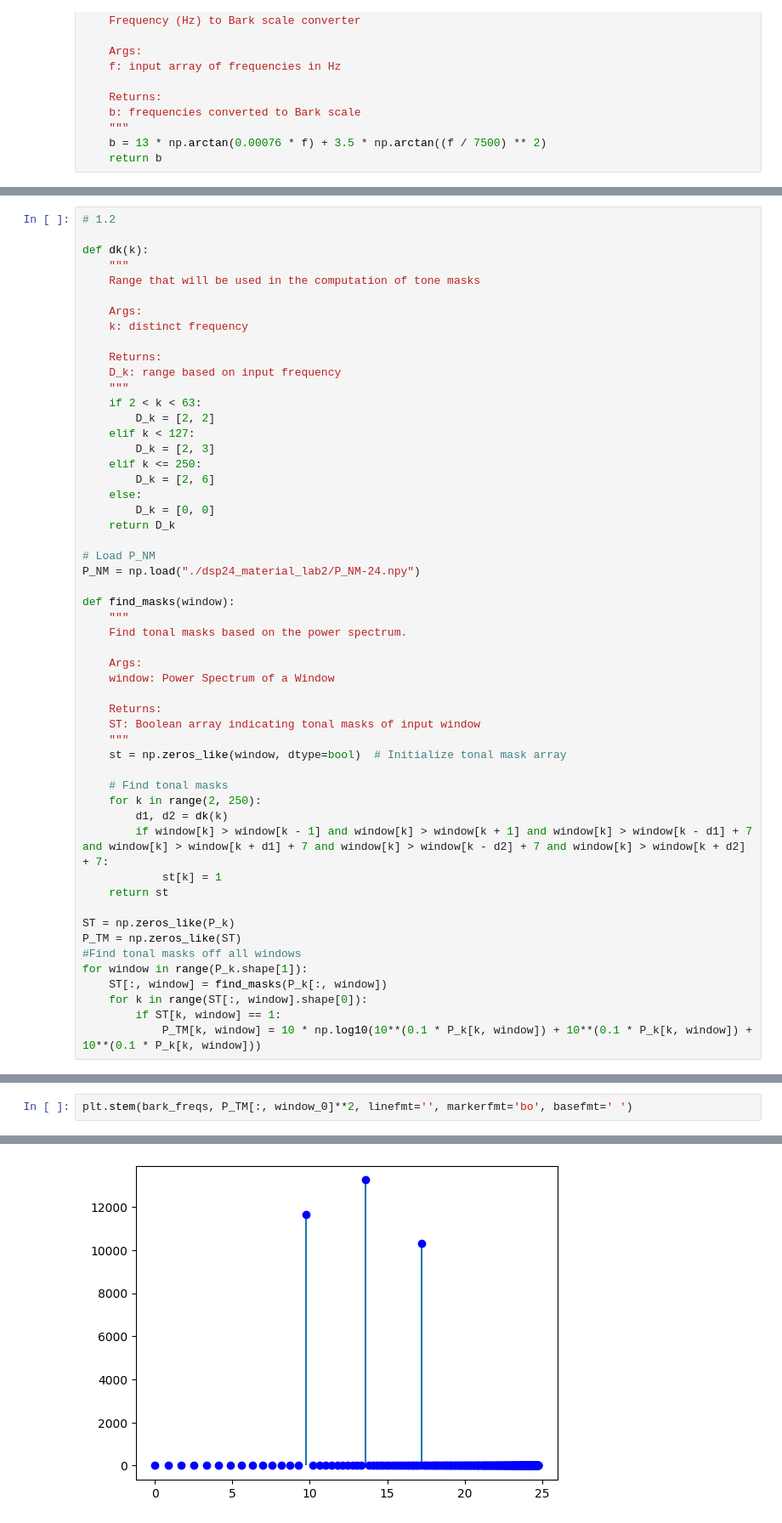
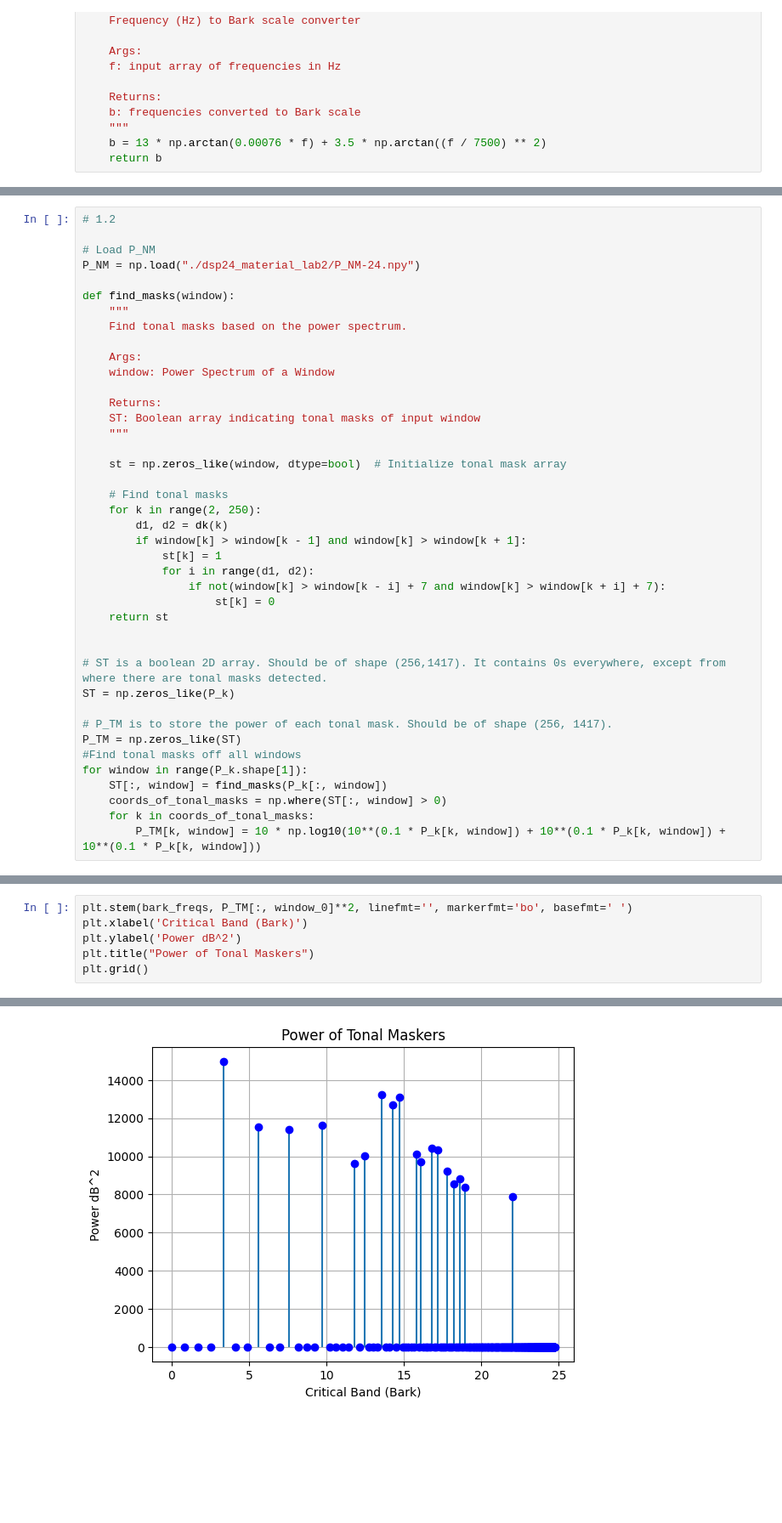
Before and after one commit to AlexGeorgantzas/DSP2024, a Jupyter notebook: Lab_02/Georgantzas_Skoulis_2.ipynb, the cells around one changed output, grey strips where cells are left out. Shown at 85% size. Cells and saved outputs as stored; diff of their text form; blank space fills up the shorter version.

```diff
--- a/Lab_02/Georgantzas_Skoulis_2.ipynb
+++ b/Lab_02/Georgantzas_Skoulis_2.ipynb
@@ -153,25 +188,5 @@ plt.show()
 # %%
 # 1.2
-
-def dk(k):
-    """
-    Range that will be used in the computation of tone masks
-
-    Args:
-    k: distinct frequency
-
-    Returns:
-    D_k: range based on input frequency
-    """
-    if 2 < k < 63:
-        D_k = [2, 2]
-    elif k < 127:
-        D_k = [2, 3]
-    elif k <= 250:
-        D_k = [2, 6]
-    else:
-        D_k = [0, 0]
-    return D_k
 
 # Load P_NM
 P_NM = np.load("./dsp24_material_lab2/P_NM-24.npy")
@@ -186,21 +201,29 @@ def find_masks(window):
     Returns:
     ST: Boolean array indicating tonal masks of input window
     """
+
     st = np.zeros_like(window, dtype=bool)  # Initialize tonal mask array
 
     # Find tonal masks
     for k in range(2, 250):
         d1, d2 = dk(k)
-        if window[k] > window[k - 1] and window[k] > window[k + 1] and window[k] > window[k - d1] + 7 and window[k] > window[k + d1] + 7 and window[k] > window[k - d2] + 7 and window[k] > window[k + d2] + 7:
+        if window[k] > window[k - 1] and window[k] > window[k + 1]:
             st[k] = 1
+            for i in range(d1, d2):
+                if not(window[k] > window[k - i] + 7 and window[k] > window[k + i] + 7):
+                    st[k] = 0
     return st
 
+
+# ST is a boolean 2D array. Should be of shape (256,1417). It contains 0s everywhere, except from where there are tonal masks detected.
 ST = np.zeros_like(P_k)
+
+# P_TM is to store the power of each tonal mask. Should be of shape (256, 1417).
 P_TM = np.zeros_like(ST)
 #Find tonal masks off all windows
 for window in range(P_k.shape[1]):
     ST[:, window] = find_masks(P_k[:, window])
-    for k in range(ST[:, window].shape[0]):
-        if ST[k, window] == 1:
-            P_TM[k, window] = 10 * np.log10(10**(0.1 * P_k[k, window]) + 10**(0.1 * P_k[k, window]) + 10**(0.1 * P_k[k, window]))
+    coords_of_tonal_masks = np.where(ST[:, window] > 0)
+    for k in coords_of_tonal_masks:
+        P_TM[k, window] = 10 * np.log10(10**(0.1 * P_k[k, window]) + 10**(0.1 * P_k[k, window]) + 10**(0.1 * P_k[k, window]))
 # %%
@@ -240,3 +266,7 @@ plt.show()
 # %%
 plt.stem(bark_freqs, P_TM[:, window_0]**2, linefmt='', markerfmt='bo', basefmt=' ')
+plt.xlabel('Critical Band (Bark)')
+plt.ylabel('Power dB^2')
+plt.title("Power of Tonal Maskers")
+plt.grid()
 # %% [output]
@@ -244,2 +273,2 @@ plt.stem(bark_freqs, P_TM[:, window_0]**2, linefmt='', markerfmt='bo', basefmt='
-[figure, old version]
+[figure, new version]
 # %%
```
Also changed, not shown: parts of 20 cells of this notebook.
